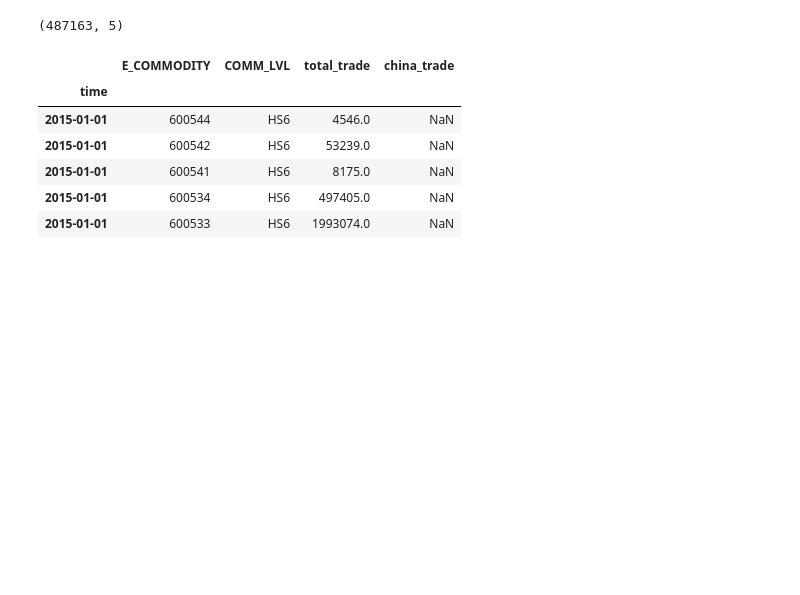
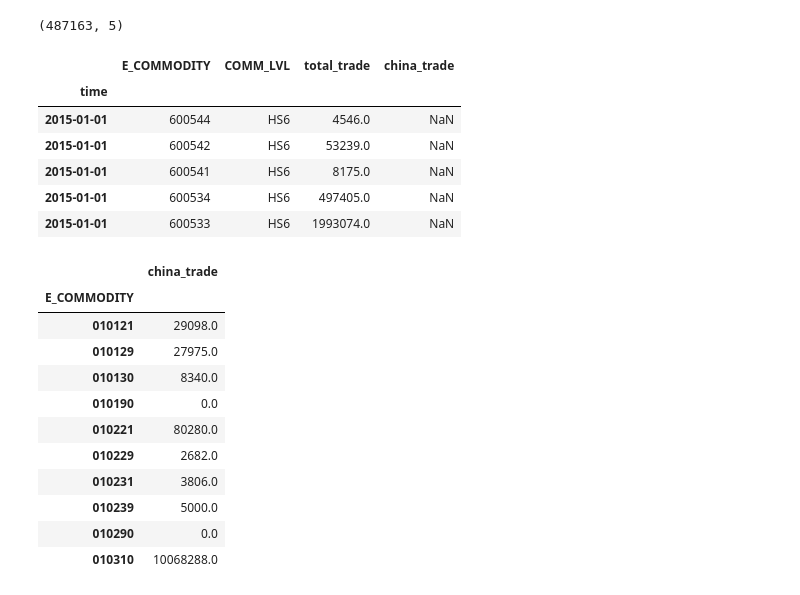
Before and after one commit to JayChang426/Pandas-to-STATA, a Jupyter notebook: countylevel_tariffs_and_exports.ipynb, the cells around one changed output. Cells and saved outputs as stored; diff of their text form; code cells hidden in the pictures; blank space fills up the shorter version.

```diff
--- a/countylevel_tariffs_and_exports.ipynb
+++ b/countylevel_tariffs_and_exports.ipynb
@@ -243,3 +243,20 @@ dftrade.head()
 | 2015-01-01 | 600533 | HS6 | 1993074.0 | NaN |
 # %%
 dftrade.to_csv("/Users/changjay/Desktop/Pandas-to-STATA Project/countylevel_tariffs_and_exports/step2_pandas.csv") # for checking
+# %%
+### STEP 3 ###
+dftrade_17 = dftrade.loc["2017"].groupby("E_COMMODITY").agg({"china_trade":"sum"})
+dftrade_17.head(10)
+# %% [output]
+|  | china_trade |
+| E_COMMODITY |  |
+| 010121 | 29098.0 |
+| 010129 | 27975.0 |
+| 010130 | 8340.0 |
+| 010190 | 0.0 |
+| 010221 | 80280.0 |
+| 010229 | 2682.0 |
+| 010231 | 3806.0 |
+| 010239 | 5000.0 |
+| 010290 | 0.0 |
+| 010310 | 10068288.0 |
```
Also changed, not shown: parts of 11 cells of this notebook, 2 other files.
